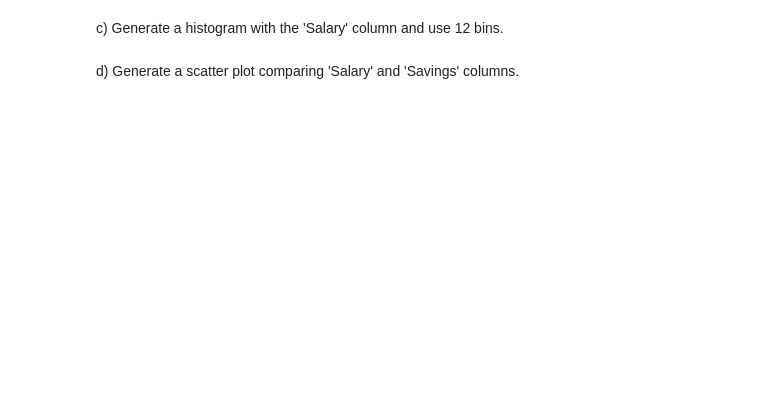
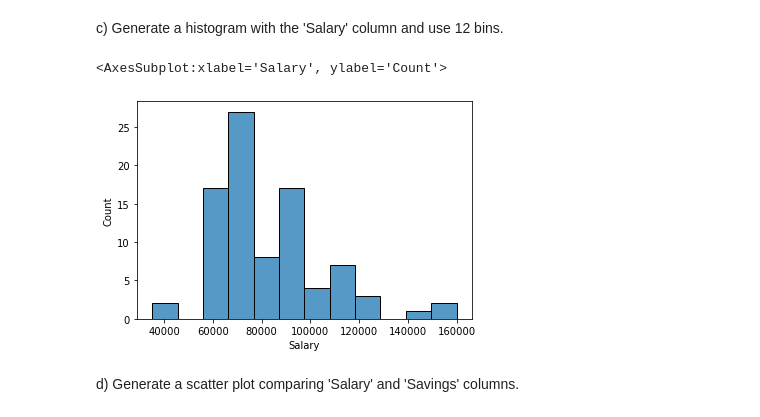
Before and after one commit to MJade/ADS-Assignment-1, a Jupyter notebook: Pandas Assignment-Copy1.ipynb, the cells around one changed output. Drawn from its saved outputs; the diff is of its cells as text; code cells hidden in the pictures; blank space fills up the shorter version.

```diff
--- a/Pandas Assignment-Copy1.ipynb
+++ b/Pandas Assignment-Copy1.ipynb
@@ -274,2 +277,8 @@ c) Generate a histogram with the 'Salary' column and use 12 bins.
+# %%
+#c) (1)
+sns.histplot(data=alumni, x="Salary", bins=12)
+# %% [output]
+<AxesSubplot:xlabel='Salary', ylabel='Count'>
+[figure, added]
 # %% [markdown]
 d) Generate a scatter plot comparing 'Salary' and 'Savings' columns.
```
Also changed, not shown: parts of 6 cells of this notebook.
